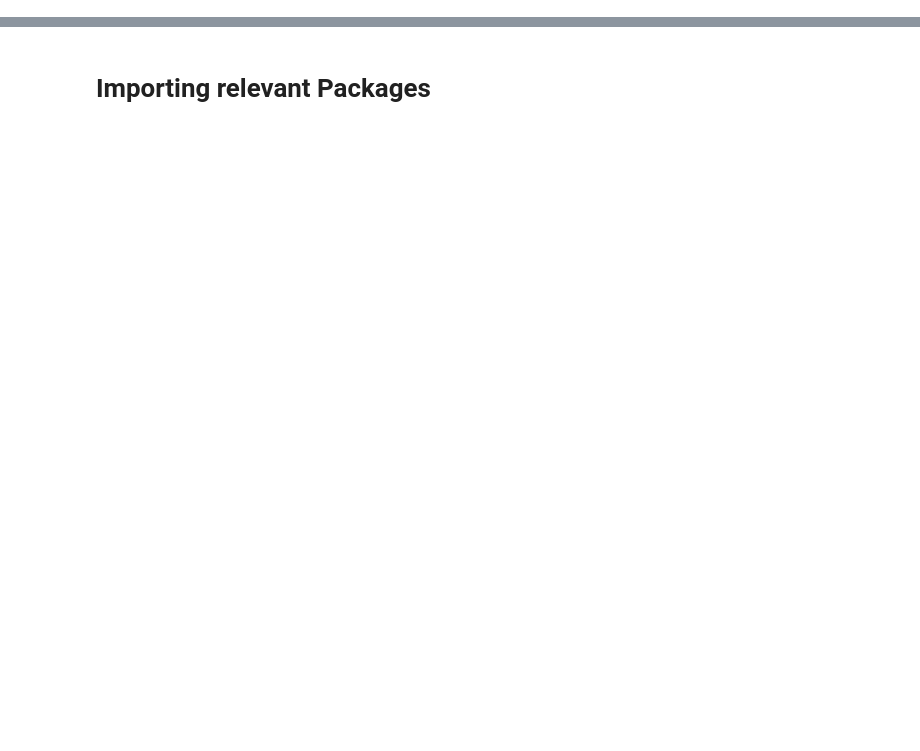
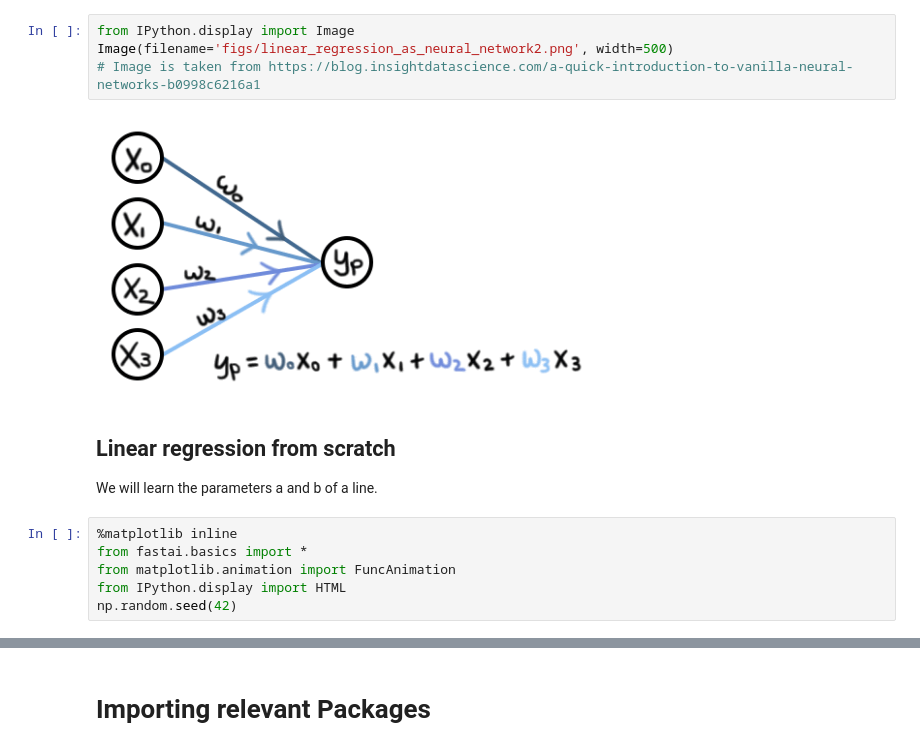
Before and after one commit to yaniyuval/ML1_IAP, a Jupyter notebook: lesson3-NN.ipynb, the cells around one changed output, grey strips where cells are left out. Drawn from its saved outputs; the diff is of its cells as text; blank space fills up the shorter version.

```diff
--- a/lesson3-NN.ipynb
+++ b/lesson3-NN.ipynb
@@ -2,0 +24,16 @@
+# %%
+from IPython.display import Image
+Image(filename='figs/linear_regression_as_neural_network2.png', width=500)
+# Image is taken from https://blog.insightdatascience.com/a-quick-introduction-to-vanilla-neural-networks-b0998c6216a1
+# %% [output]
+[figure, added]
+# %% [markdown]
+## Linear regression from scratch
+
+We will learn the parameters a and b of a line.
+# %%
+%matplotlib inline
+from fastai.basics import *
+from matplotlib.animation import FuncAnimation
+from IPython.display import HTML
+np.random.seed(42)
```
Also changed, not shown: parts of 94 cells of this notebook.
